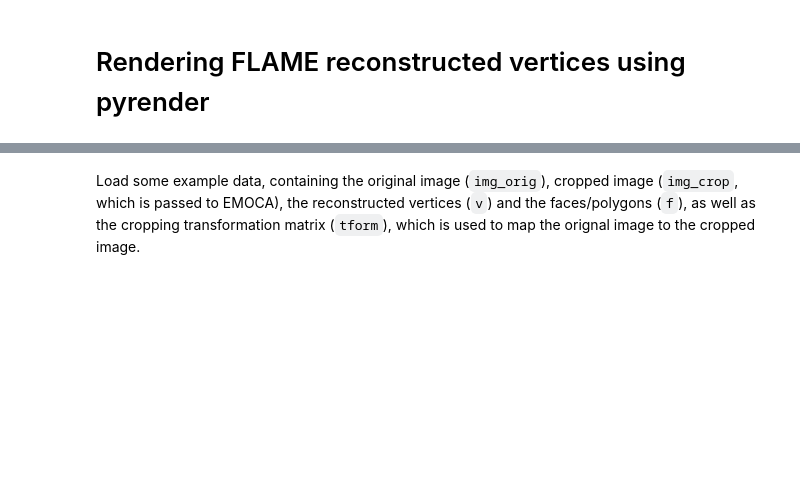
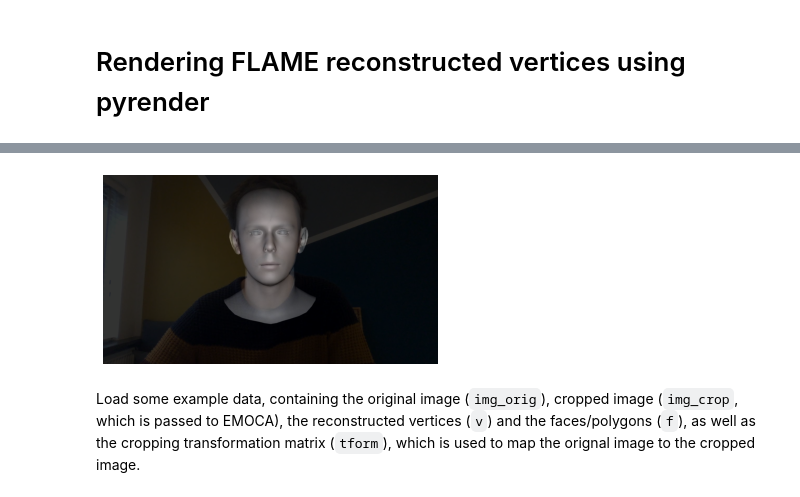
Before and after one commit to SchynsLab/medusa, a Jupyter notebook: sandbox/pyrender.ipynb, the cells around one changed output, grey strips where cells are left out. Drawn from its saved outputs; the diff is of its cells as text; code cells hidden in the pictures; blank space fills up the shorter version.

```diff
--- a/sandbox/pyrender.ipynb
+++ b/sandbox/pyrender.ipynb
@@ -12,3 +42,39 @@ from pyrender import SpotLight, OrthographicCamera, Node, PerspectiveCamera, Dir
+# %%
+v[:, 0] = v[:, 0] / img_orig.shape[1]
+v[:, 1] = v[:, 1] / img_orig.shape[0]
+v = -(1 - 2 * v)
+v[:, 1] = -v[:, 1]
+P = camera.get_projection_matrix(img_orig.shape[1], img_orig.shape[0])
+v = np.c_[v, z, np.ones(5023)] @ np.linalg.inv(P.T)
+v = v[:, :3]
+# %%
+# Create pyrender-compatible mesh
+mesh = trimesh.Trimesh(v, f)
+mesh_pr = Mesh.from_trimesh(mesh)
+
+# Create scene and add head
+scene = Scene(bg_color=[0, 0, 0])
+head = Node(mesh=mesh_pr)
+scene.add_node(head)
+
+camera = OrthographicCamera(xmag=1, ymag=1)
+zoom_out = 4
+scene.add_node(Node(camera=camera, translation=(0, 0, zoom_out)))
+
+# Create spotlight, directly in front of head (so need to translate)
+# Also zoom out in z-direction
+light = SpotLight(intensity=50)
+scene.add_node(Node(light=light, translation=(0, 0, zoom_out)))
+
+# Create renderer with viewport of the same size as original image
+r = OffscreenRenderer(viewport_width=img_orig.shape[1], viewport_height=img_orig.shape[0])
+color, depth = r.render(scene)
+
+plt.imshow(img_orig)
+plt.imshow(color, alpha=0.8)
+plt.axis('off');
+# %% [output]
+[figure, added]
 # %% [markdown]
 Load some example data, containing the original image (`img_orig`), cropped image (`img_crop`, which is passed to EMOCA), the reconstructed vertices (`v`) and the faces/polygons (`f`), as well as the cropping transformation matrix (`tform`), which is used to map the orignal image to the cropped image.
 # %%
```
Also changed, not shown: parts of 3 cells of this notebook, 10 other files.
